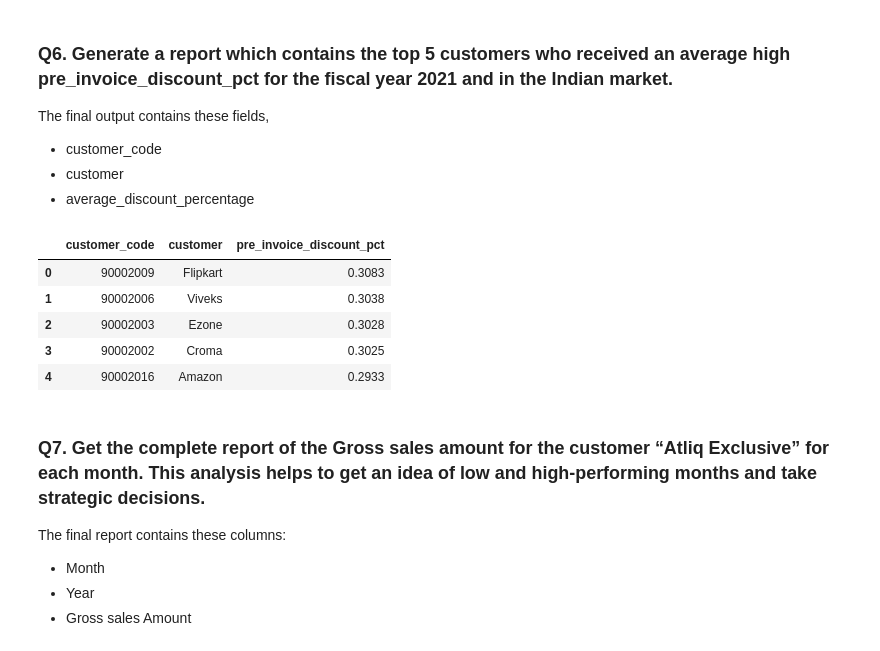
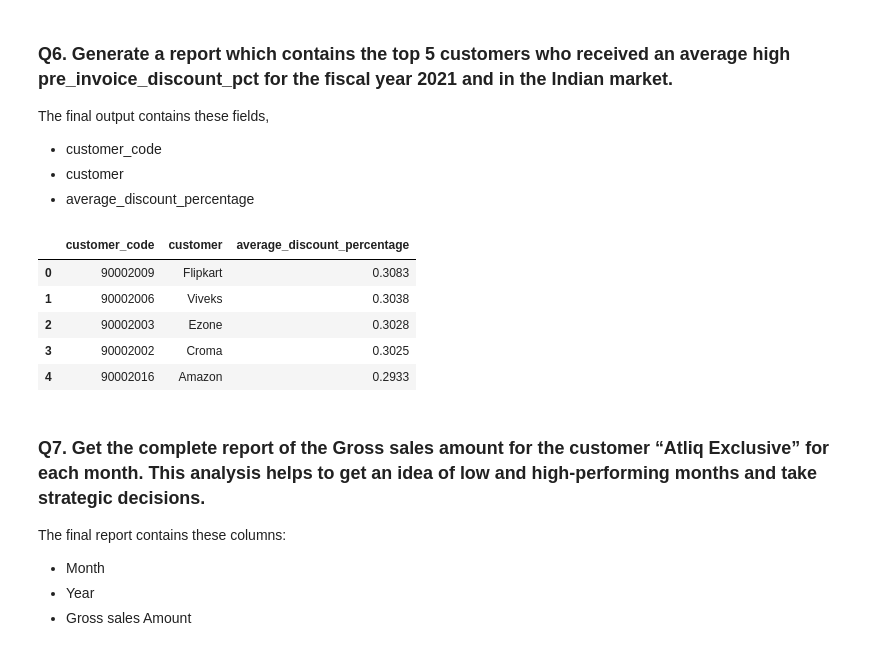
Before and after one commit to jishnukoliyadan/Atliq-Hardwares-SQL-Challenge4, a Jupyter notebook: SQL_Query.ipynb, the cells around one changed output. Cells and saved outputs as stored; diff of their text form; code cells hidden in the pictures.

```diff
--- a/SQL_Query.ipynb
+++ b/SQL_Query.ipynb
@@ -160,17 +160,17 @@ The final output contains these fields,
 - average_discount_percentage
 # %%
 QUERY = '''
-        SELECT fd.customer_code, customer, pre_invoice_discount_pct FROM fact_pre_invoice_deductions fd
+        SELECT fd.customer_code, customer, pre_invoice_discount_pct AS average_discount_percentage FROM fact_pre_invoice_deductions fd
             JOIN dim_customer dc
             ON fd.customer_code = dc.customer_code
-            WHERE market = "India"
-            ORDER BY pre_invoice_discount_pct DESC
+            WHERE market = "India" AND fd.fiscal_year = 2021
+            ORDER BY average_discount_percentage DESC
             LIMIT 5
         '''
 cursorObject.execute(QUERY)
 pd.DataFrame(cursorObject.fetchall(), columns = cursorObject.column_names)
 # %% [output]
-|  | customer_code | customer | pre_invoice_discount_pct |
+|  | customer_code | customer | average_discount_percentage |
 | 0 | 90002009 | Flipkart | 0.3083 |
 | 1 | 90002006 | Viveks | 0.3038 |
 | 2 | 90002003 | Ezone | 0.3028 |
```
Also changed, not shown: parts of 4 cells of this notebook, 1 other file.
